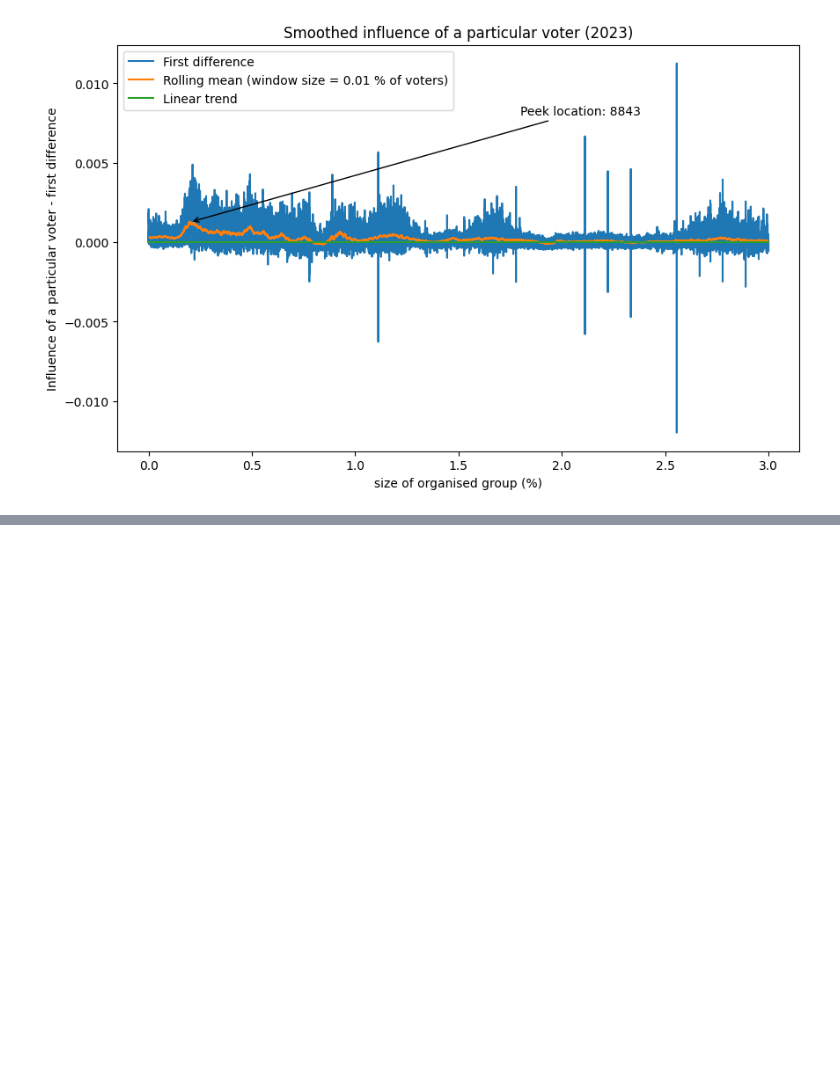
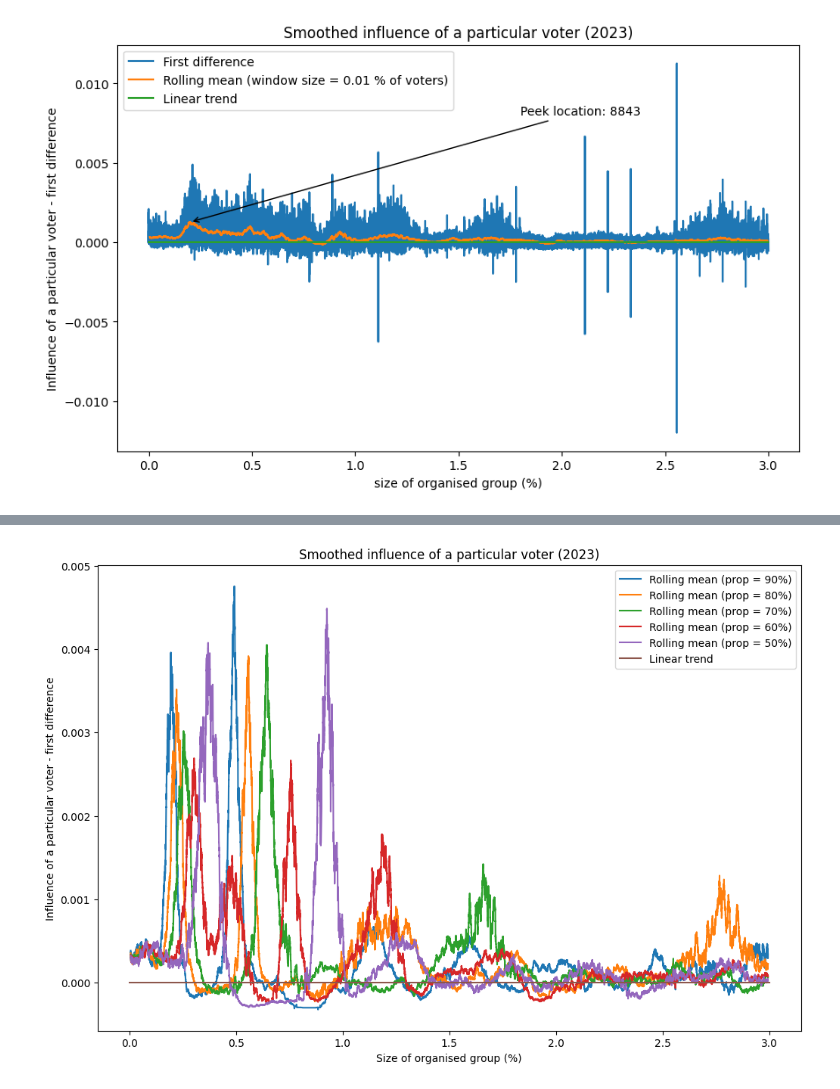
Before and after one commit to JnKamas/bc-praca, a Jupyter notebook: question_4.ipynb, the cells around one changed output, grey strips where cells are left out. Saved outputs shown, nothing was run; the diff lists cells and outputs as text; code cells hidden in the pictures; blank space fills up the shorter version.

```diff
--- a/question_4.ipynb
+++ b/question_4.ipynb
@@ -178,20 +174,0 @@ plt.show()
-# %%
-for prop in [100, 90, 80, 70, 60, 50]:
-
-    dfprop = df[df['proportion'] == prop]
-    dfprop = dfprop.reset_index(drop=True)
-
-    x_values = (dfprop['samples'] / 1000000) * 100
-    y_values = dfprop['diff']
-    y_vals =  y_values - (3 * x_values)
-
-    y_deriv = y_vals.diff()
-    y_rolling = y_deriv.rolling(window=100, center=True).mean()
-
-    max_index = y_rolling[:4000].idxmax()
-    print(f'Peek 1 location (proportion {prop}): {int(max_index * (4388872 / 1000000))}')
-
-    max_index = y_rolling[4000:].idxmax()
-    print(f'Peek 2 location (proporiton {prop}): {int(max_index * (4388872 / 1000000))}')
-
-    print()
@@ -215,0 +175,63 @@ Peek 2 location (proporiton 50): 40632
+# %%
+import pandas as pd
+import numpy as np
+import matplotlib.pyplot as plt
+
+# Load data
+df = pd.read_csv("./vis_data/vis-1m-2023multiTOTALsep.csv")
+
+# Sort and reset index
+df = df.sort_values(by=['samples', 'proportion'])
+df = df.reset_index(drop=True)
+
+# List of proportions to plot
+proportions = [90, 80, 70, 60, 50]
+
+# Create a figure
+plt.figure(figsize=(12, 8))
+
+# Generate plots for each proportion
+for prop in proportions:
+    # Filter data for the current proportion
+    dfprop = df[df['proportion'] == prop]
+    dfprop = dfprop.reset_index(drop=True)
+
+    # Calculate x and y values
+    x_values = (dfprop['samples'] / 1000000) * 100
+    y_values = dfprop['diff']
+    y_vals = y_values - (3 * x_values)
+
+    # Calculate the rolling mean of the first difference
+    y_deriv = y_vals.diff()
+    y_rolling = y_deriv.rolling(window=100, center=True).mean()
+
+    # Plot the rolling mean
+    plt.plot(x_values, y_rolling, '-', markersize=1, label=f"Rolling mean (prop = {prop}%)")
+
+# Define the linear trend line
+x = np.arange(0, 4)
+y = 3 * x
+
+# Plot the linear trend line
+plt.plot(x, y * 0, label='Linear trend')
+
+# Add labels and title
+plt.xlabel('Size of organised group (%)')
+plt.ylabel('Influence of a particular voter - first difference')
+plt.title('Smoothed influence of a particular voter (2023)')
+
+# Add legend
+plt.legend()
+
+# Show the plot
+plt.show()
+
+display(df
+)
+# Calculate mean and standard deviation for each proportion
+mean_std_df = df.groupby('proportion')['diff'].agg(['mean', 'std'])
+
+# Print the results
+print(mean_std_df)
+# %% [output]
+[figure, added]
```
Also changed, not shown: parts of 4 cells of this notebook, 14 other files.
